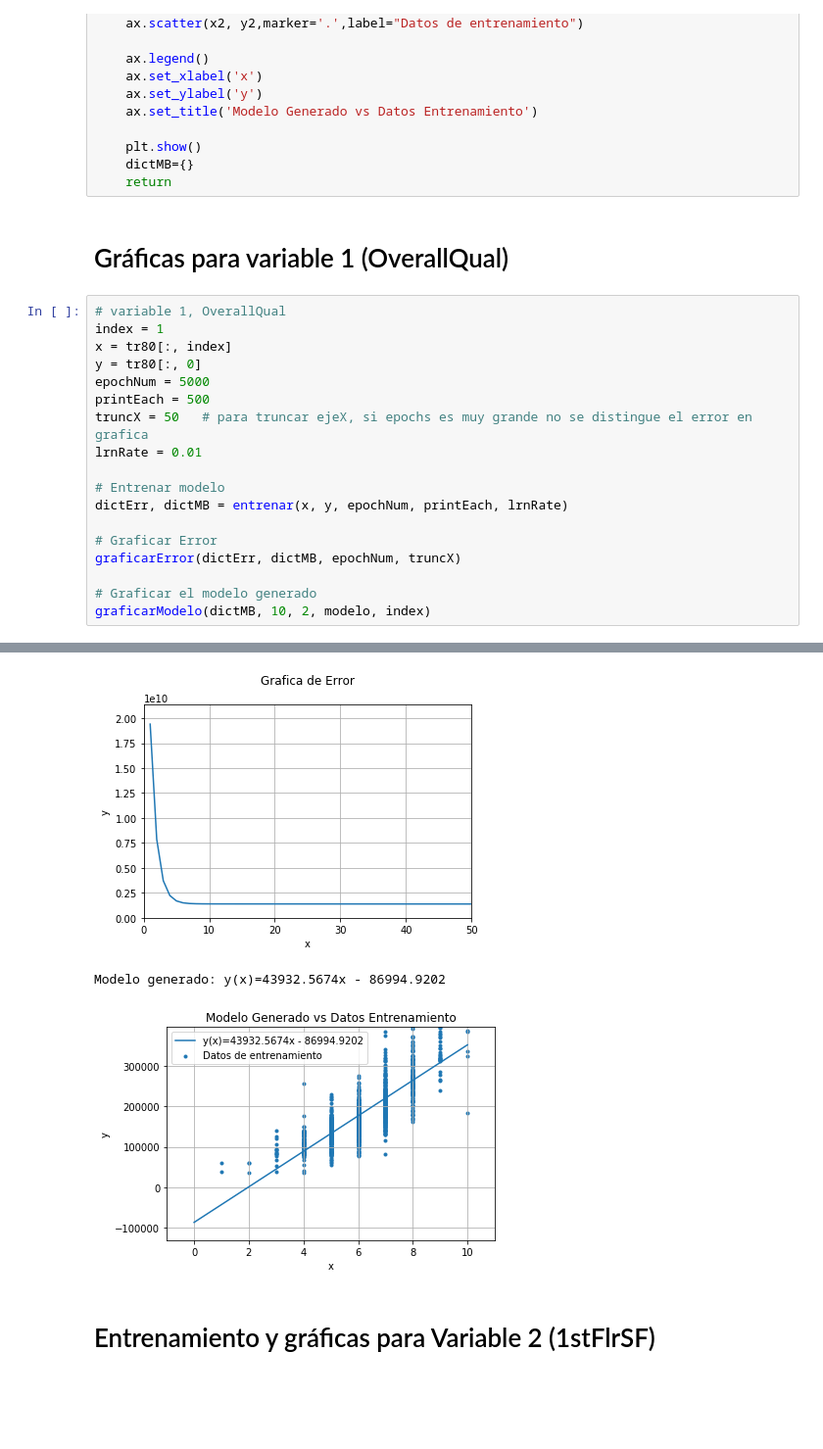
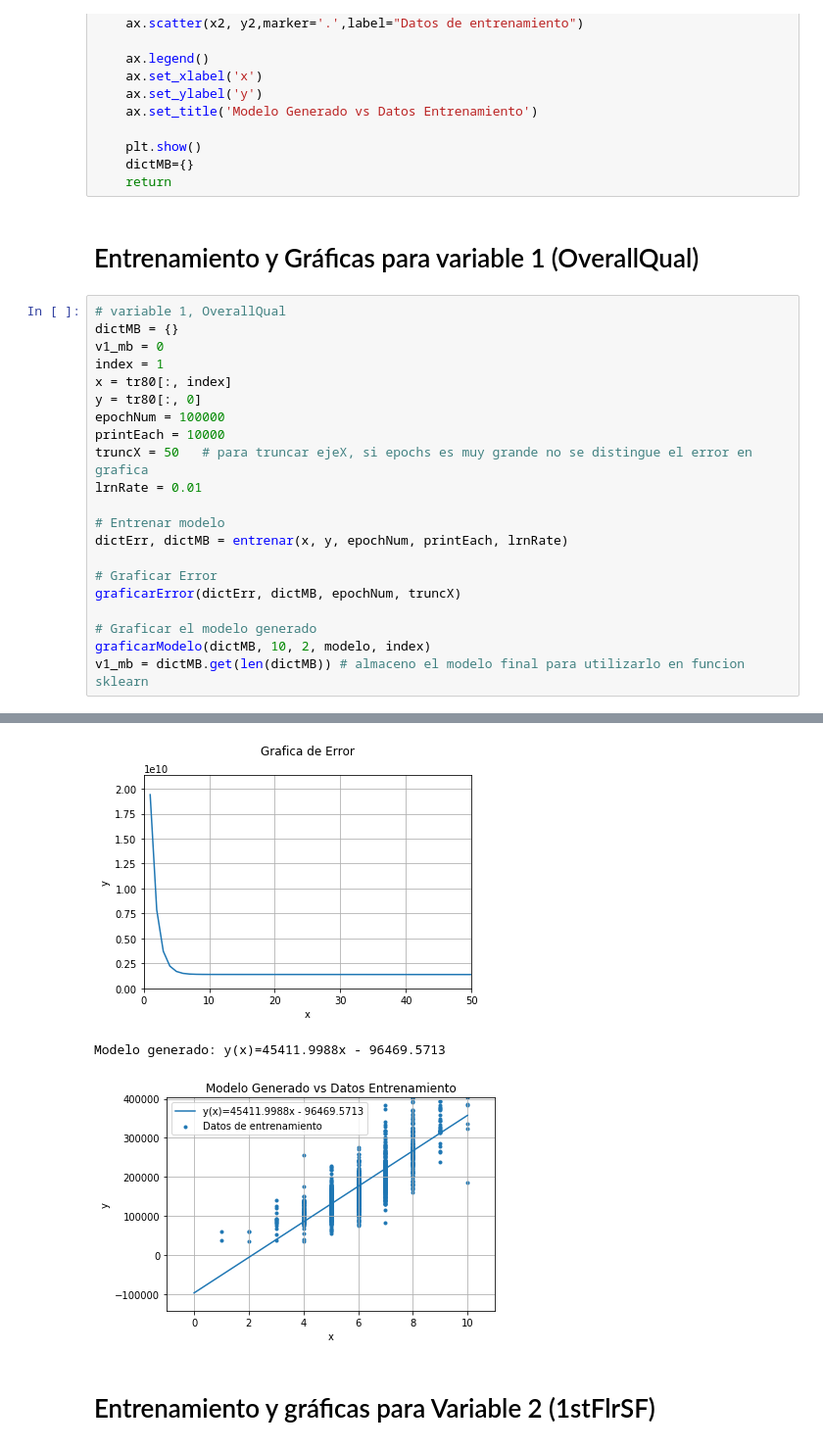
Before and after one commit to aomeza/CienciaDeDatosPython, a Jupyter notebook: Proyecto Final.ipynb, the cells around one changed output, grey strips where cells are left out. Shown at 98% size. Drawn from its saved outputs; the diff is of its cells as text; blank space fills up the shorter version.

```diff
--- a/Proyecto Final.ipynb
+++ b/Proyecto Final.ipynb
@@ -349,14 +350,16 @@ def graficarModelo(dicMB, n, each, modelo, index):
     dictMB={}
     return
 # %% [markdown]
-# Gráficas para variable 1 (OverallQual)
+# Entrenamiento y Gráficas para variable 1 (OverallQual)
 # %%
 # variable 1, OverallQual
+dictMB = {}
+v1_mb = 0
 index = 1
 x = tr80[:, index]
 y = tr80[:, 0]
-epochNum = 5000
-printEach = 500
+epochNum = 100000
+printEach = 10000
 truncX = 50   # para truncar ejeX, si epochs es muy grande no se distingue el error en grafica
 lrnRate = 0.01
 
@@ -368,5 +371,6 @@ graficarError(dictErr, dictMB, epochNum, truncX)
 
 # Graficar el modelo generado
 graficarModelo(dictMB, 10, 2, modelo, index)
+v1_mb = dictMB.get(len(dictMB)) # almaceno el modelo final para utilizarlo en funcion sklearn
 # %% [output]
 Epoch: 1 ; Err= 19408353541.431507 ; m= 1 ; b= 1
@@ -383,6 +387,6 @@ Epoch: 5000 ; Err= 1149093197.2243507 ; m= 43932.56739239164 ; b= -86994.9202053
 [figure]
-Modelo generado: y(x)=43932.5674x - 86994.9202
+Modelo generado: y(x)=45411.9988x - 96469.5713
-[figure, old version]
+[figure, new version]
 # %% [markdown]
 # Entrenamiento y gráficas para Variable 2 (1stFlrSF)
 # %%
```
Also changed, not shown: parts of 11 cells of this notebook.
